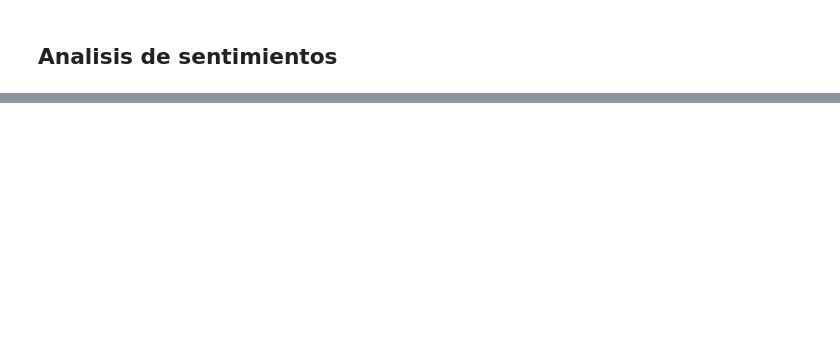
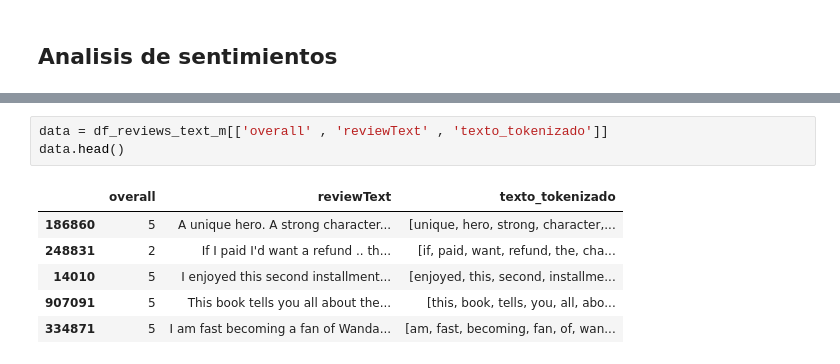
Before and after one commit to amvalero10/BI_proyecto1, a Jupyter notebook: proy1.ipynb, the cells around one changed output, grey strips where cells are left out. Saved outputs shown, nothing was run; the diff lists cells and outputs as text; blank space fills up the shorter version.

```diff
--- a/proy1.ipynb
+++ b/proy1.ipynb
@@ -549,0 +565,10 @@ Name: reviewText, dtype: object
+# %%
+data = df_reviews_text_m[['overall' , 'reviewText' , 'texto_tokenizado']]
+data.head()
+# %% [output]
+|  | overall | reviewText | texto_tokenizado |
+| 186860 | 5 | A unique hero. A strong character... | [unique, hero, strong, character,... |
+| 248831 | 2 | If I paid I'd want a refund .. th... | [if, paid, want, refund, the, cha... |
+| 14010 | 5 | I enjoyed this second installment... | [enjoyed, this, second, installme... |
+| 907091 | 5 | This book tells you all about the... | [this, book, tells, you, all, abo... |
+| 334871 | 5 | I am fast becoming a fan of Wanda... | [am, fast, becoming, fan, of, wan... |
```
Also changed, not shown: parts of 34 cells of this notebook.
